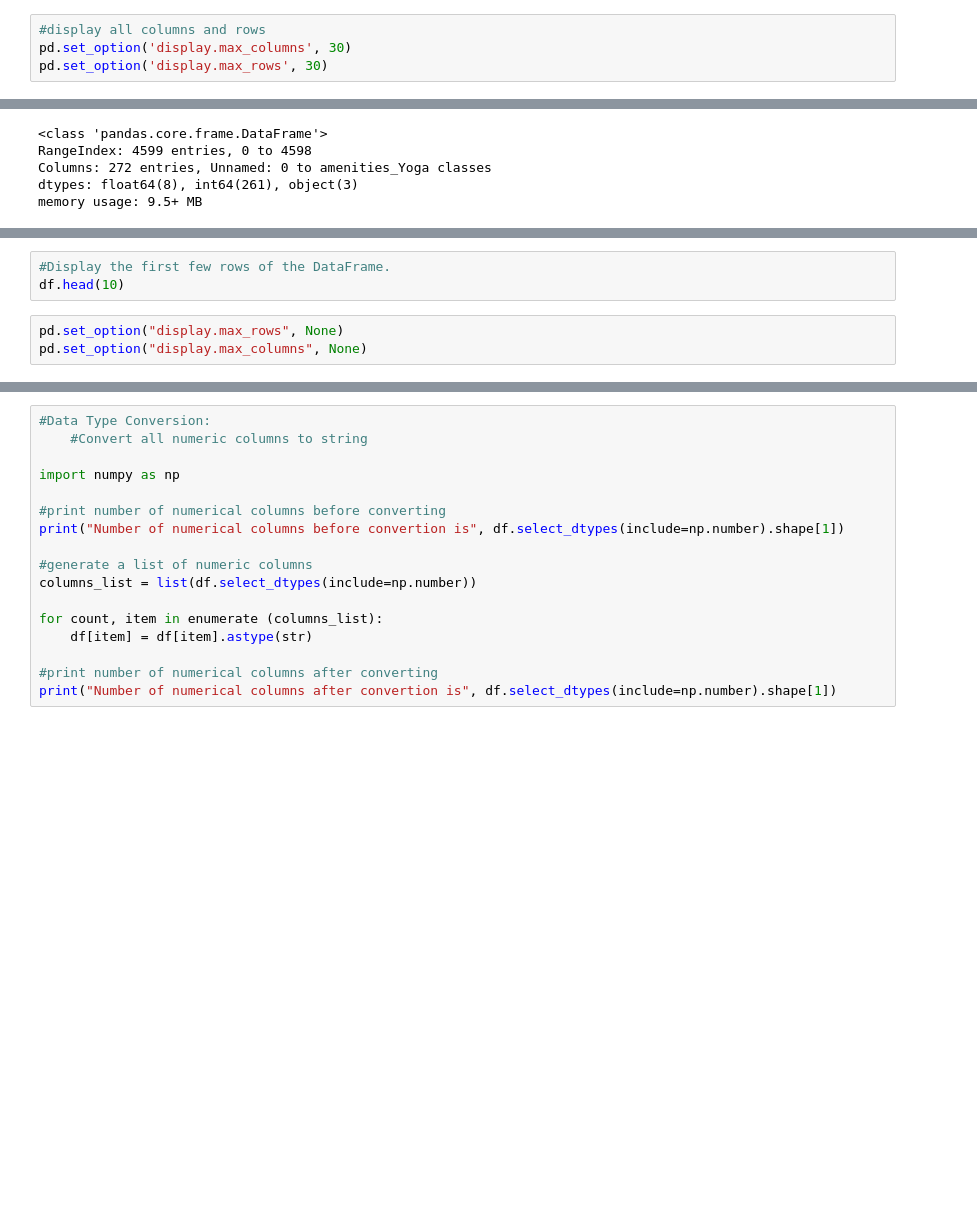
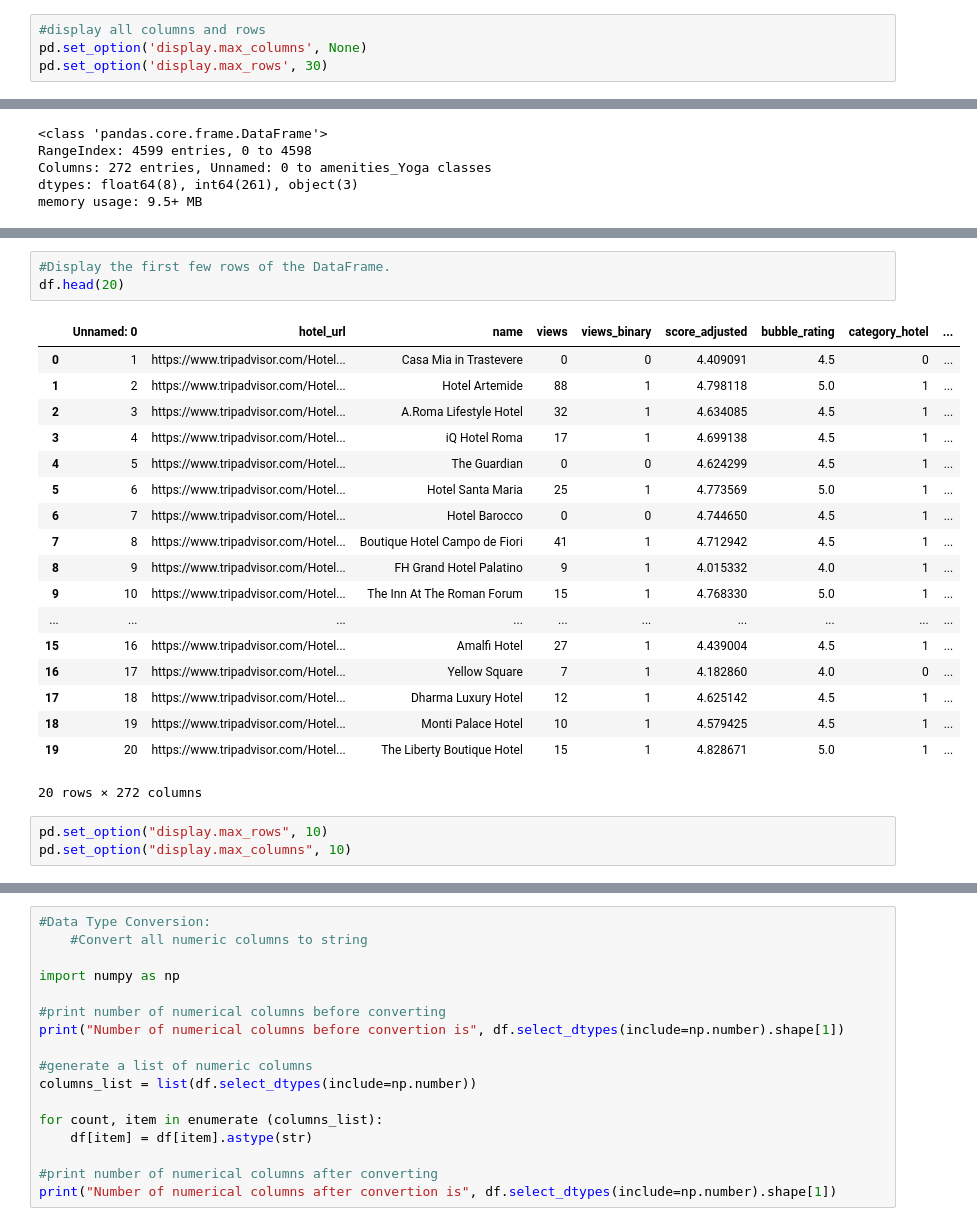
Before and after one commit to martintokman/practicas, a Jupyter notebook: data wrangling/tripadvisor-rating-impact-on-hotel-popularity.ipynb, the cells around one changed output, grey strips where cells are left out. Drawn from its saved outputs; the diff is of its cells as text; blank space fills up the shorter version.

Commit message:
A few changes on readme.txt and tripadvisor-rating-impact-on-hotel-popularity.ipynb

```diff
--- a/data wrangling/tripadvisor-rating-impact-on-hotel-popularity.ipynb
+++ b/data wrangling/tripadvisor-rating-impact-on-hotel-popularity.ipynb
@@ -4,7 +4,7 @@ import seaborn as sns
 import numpy as np
 # %%
 #display all columns and rows
-pd.set_option('display.max_columns', 30)
+pd.set_option('display.max_columns', None)
 pd.set_option('display.max_rows', 30)
 # %%
 #Load the dataset into a Pandas DataFrame.
@@ -24,9 +34,28 @@ df.describe()
 # %%
 #Display the first few rows of the DataFrame.
-df.head(10)
+df.head(20)
+# %% [output]
+|  | Unnamed: 0 | hotel_url | name | views | views_binary | score_adjusted | bubble_rating | category_hotel | ... |
+| 0 | 1 | https://www.tripadvisor.com/Hotel... | Casa Mia in Trastevere | 0 | 0 | 4.409091 | 4.5 | 0 | ... |
+| 1 | 2 | https://www.tripadvisor.com/Hotel... | Hotel Artemide | 88 | 1 | 4.798118 | 5.0 | 1 | ... |
+| 2 | 3 | https://www.tripadvisor.com/Hotel... | A.Roma Lifestyle Hotel | 32 | 1 | 4.634085 | 4.5 | 1 | ... |
+| 3 | 4 | https://www.tripadvisor.com/Hotel... | iQ Hotel Roma | 17 | 1 | 4.699138 | 4.5 | 1 | ... |
+| 4 | 5 | https://www.tripadvisor.com/Hotel... | The Guardian | 0 | 0 | 4.624299 | 4.5 | 1 | ... |
+| 5 | 6 | https://www.tripadvisor.com/Hotel... | Hotel Santa Maria | 25 | 1 | 4.773569 | 5.0 | 1 | ... |
+| 6 | 7 | https://www.tripadvisor.com/Hotel... | Hotel Barocco | 0 | 0 | 4.744650 | 4.5 | 1 | ... |
+| 7 | 8 | https://www.tripadvisor.com/Hotel... | Boutique Hotel Campo de Fiori | 41 | 1 | 4.712942 | 4.5 | 1 | ... |
+| 8 | 9 | https://www.tripadvisor.com/Hotel... | FH Grand Hotel Palatino | 9 | 1 | 4.015332 | 4.0 | 1 | ... |
+| 9 | 10 | https://www.tripadvisor.com/Hotel... | The Inn At The Roman Forum | 15 | 1 | 4.768330 | 5.0 | 1 | ... |
+| ... | ... | ... | ... | ... | ... | ... | ... | ... | ... |
+| 15 | 16 | https://www.tripadvisor.com/Hotel... | Amalfi Hotel | 27 | 1 | 4.439004 | 4.5 | 1 | ... |
+| 16 | 17 | https://www.tripadvisor.com/Hotel... | Yellow Square | 7 | 1 | 4.182860 | 4.0 | 0 | ... |
+| 17 | 18 | https://www.tripadvisor.com/Hotel... | Dharma Luxury Hotel | 12 | 1 | 4.625142 | 4.5 | 1 | ... |
+| 18 | 19 | https://www.tripadvisor.com/Hotel... | Monti Palace Hotel | 10 | 1 | 4.579425 | 4.5 | 1 | ... |
+| 19 | 20 | https://www.tripadvisor.com/Hotel... | The Liberty Boutique Hotel | 15 | 1 | 4.828671 | 5.0 | 1 | ... |
+20 rows × 272 columns
 # %%
-pd.set_option("display.max_rows", None)
-pd.set_option("display.max_columns", None)
+pd.set_option("display.max_rows", 10)
+pd.set_option("display.max_columns", 10)
 # %%
 #Check the data types of each column.
 df.dtypes
```
Also changed, not shown: parts of 42 cells of this notebook, 1 other file.
